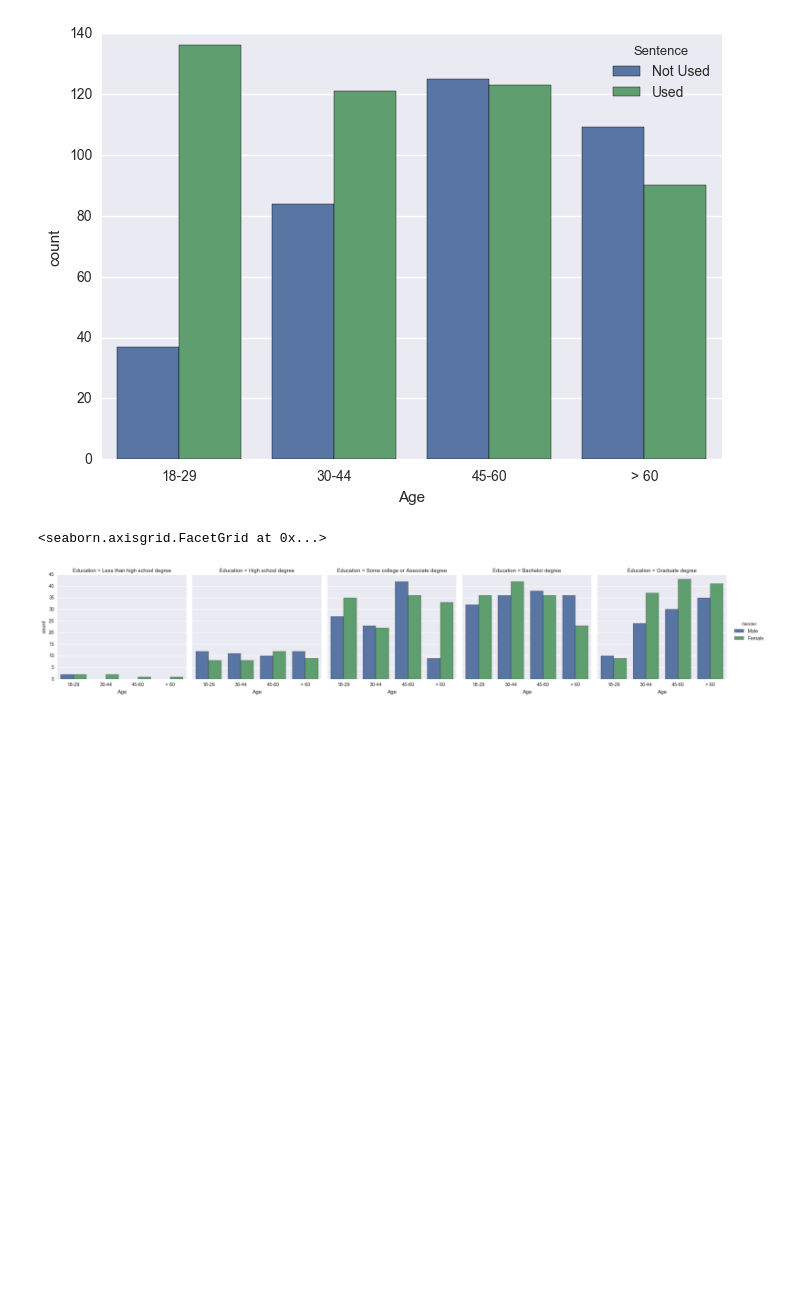
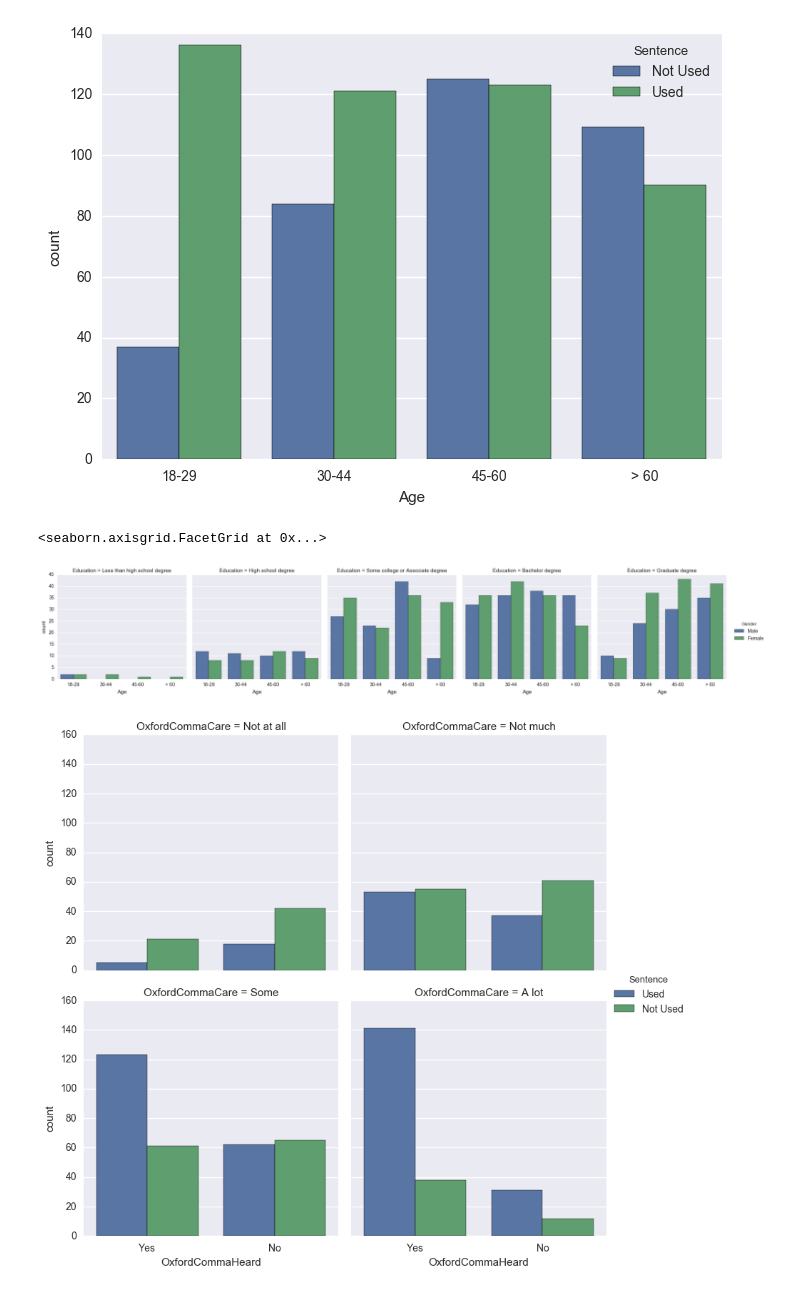
Before and after one commit to Moose2046/MAN6915, a Jupyter notebook: Group Project/Cleaning Dataset.ipynb, the cells around one changed output. Drawn from its saved outputs; the diff is of its cells as text; code cells hidden in the pictures; blank space fills up the shorter version.

```diff
--- a/Group Project/Cleaning Dataset.ipynb
+++ b/Group Project/Cleaning Dataset.ipynb
@@ -163,3 +174,8 @@ def comparison_graph_comma(x, y, hue, wrap):
     sns.factorplot(x=x, col=y, hue = hue, data=comma,
                kind="count", size=4, aspect=1, ci=None, col_wrap = wrap, legend_out =True,
                col_order = y_order, order = x_order, hue_order = hue_ordered)
+# %%
+#do the people who used an Oxford Comma care about it and/or have the heard about it?
+comparison_graph_comma('OxfordCommaHeard', 'OxfordCommaCare', 'Sentence', 2)
+# %% [output]
+[figure, added]
```
Also changed, not shown: parts of 13 cells of this notebook.
